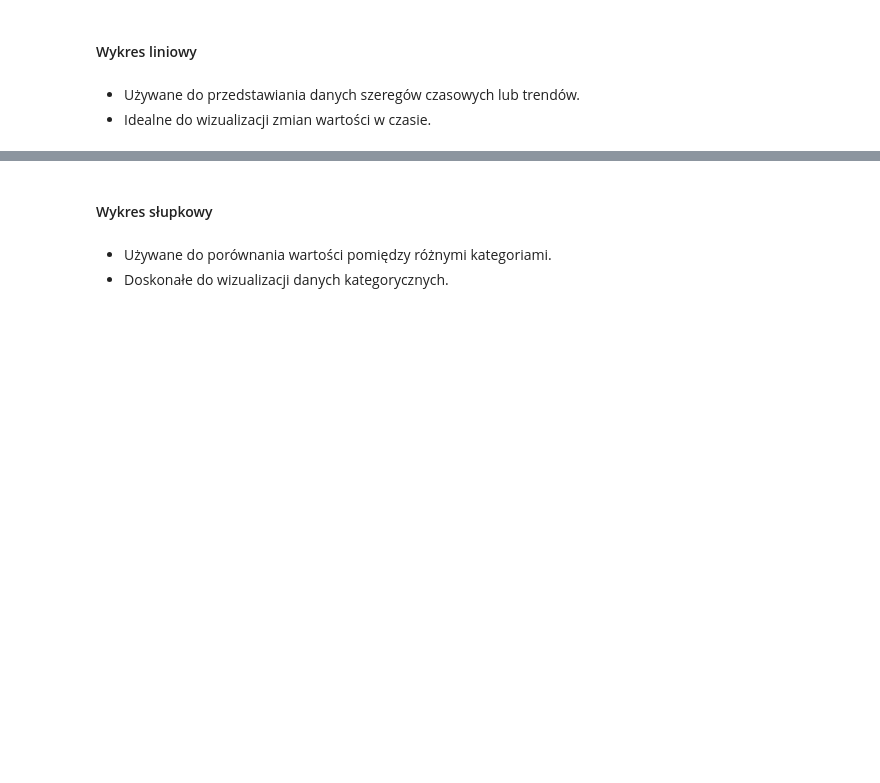
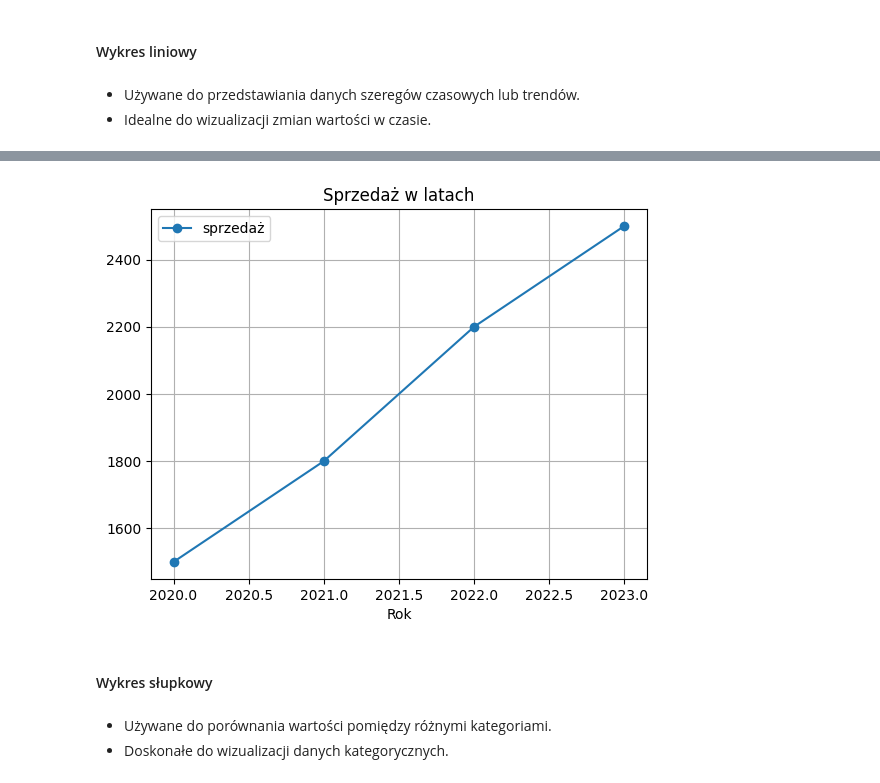
Before and after one commit to krzpiszcz/pandas_14_09_2024, a Jupyter notebook: 09_wizualizacje.ipynb, the cells around one changed output, grey strips where cells are left out. Saved outputs shown, nothing was run; the diff lists cells and outputs as text; code cells hidden in the pictures; blank space fills up the shorter version.

```diff
--- a/09_wizualizacje.ipynb
+++ b/09_wizualizacje.ipynb
@@ -19,6 +39,4 @@ data = {
     'sprzedaż': [1500, 1800, 2200, 2500]
 }
 df = pd.DataFrame(data)
-
-# Wykres liniowy
-...
+df
@@ -25,3 +49,12 @@ df = pd.DataFrame(data)
+# %%
+# Wykres liniowy
+df.plot(x='rok', y='sprzedaż', marker='o')
+plt.title("Sprzedaż w latach")
+plt.xlabel("Rok")
+plt.grid()
+plt.show()
+# %% [output]
+[figure, added]
 # %% [markdown]
 #### Wykres słupkowy
 # %% [markdown]
```
Also changed, not shown: parts of 6 cells of this notebook.
